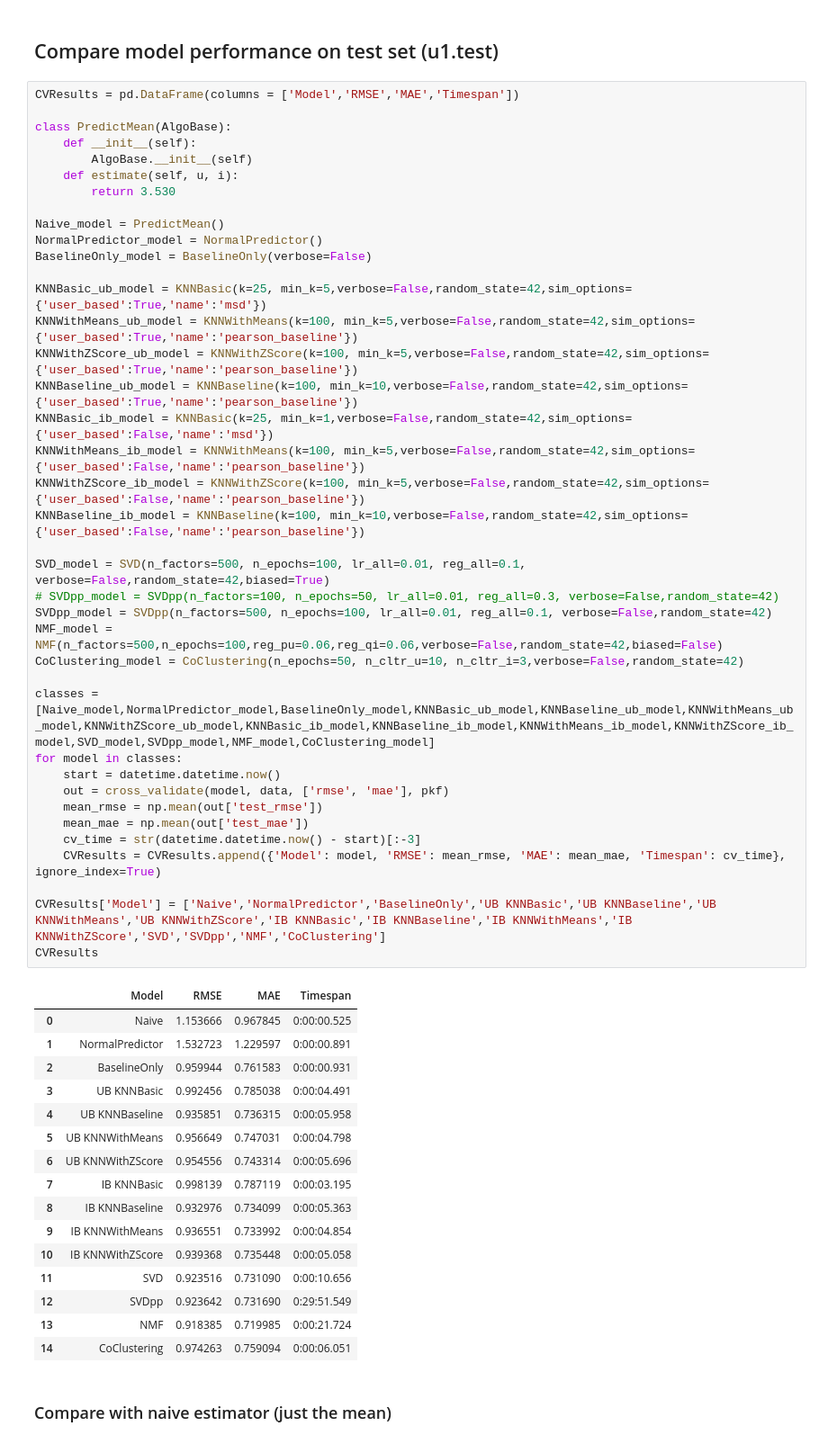
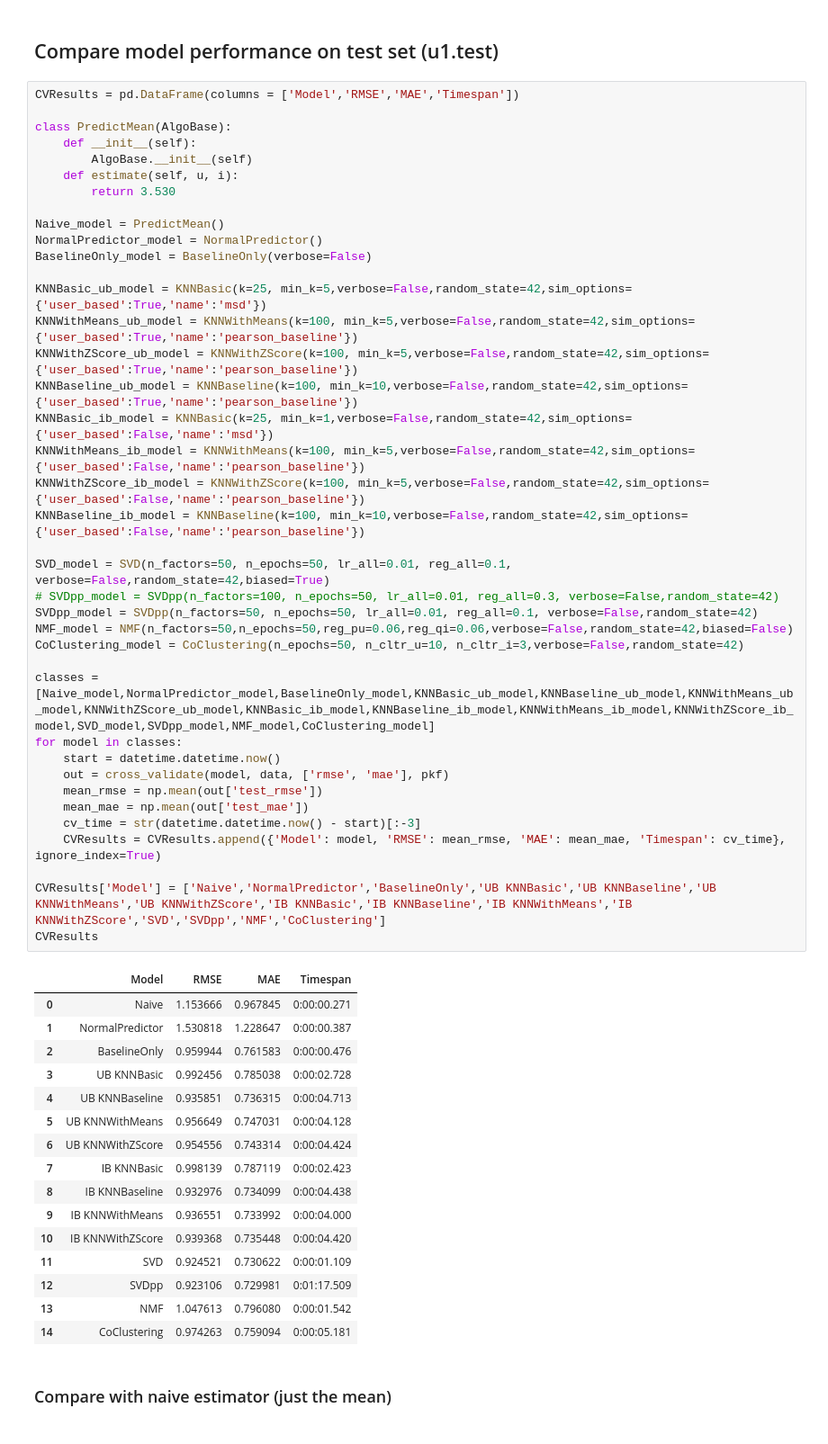
Before and after one commit to YiteWang/STAT542Group10, a Jupyter notebook: final/benchmark.ipynb, the cells around one changed output. Shown at 90% size. Drawn from its saved outputs; the diff is of its cells as text.

Commit message:
Update benchmark with more n_factor tuning

```diff
--- a/final/benchmark.ipynb
+++ b/final/benchmark.ipynb
@@ -232,51 +439,51 @@ class PredictMean(AlgoBase):
 
 Naive_model = PredictMean()
 NormalPredictor_model = NormalPredictor()
 BaselineOnly_model = BaselineOnly(verbose=False)
 
 KNNBasic_ub_model = KNNBasic(k=25, min_k=5,verbose=False,random_state=42,sim_options={'user_based':True,'name':'msd'})
 KNNWithMeans_ub_model = KNNWithMeans(k=100, min_k=5,verbose=False,random_state=42,sim_options={'user_based':True,'name':'pearson_baseline'})
 KNNWithZScore_ub_model = KNNWithZScore(k=100, min_k=5,verbose=False,random_state=42,sim_options={'user_based':True,'name':'pearson_baseline'})
 KNNBaseline_ub_model = KNNBaseline(k=100, min_k=10,verbose=False,random_state=42,sim_options={'user_based':True,'name':'pearson_baseline'})
 KNNBasic_ib_model = KNNBasic(k=25, min_k=1,verbose=False,random_state=42,sim_options={'user_based':False,'name':'msd'})
 KNNWithMeans_ib_model = KNNWithMeans(k=100, min_k=5,verbose=False,random_state=42,sim_options={'user_based':False,'name':'pearson_baseline'})
 KNNWithZScore_ib_model = KNNWithZScore(k=100, min_k=5,verbose=False,random_state=42,sim_options={'user_based':False,'name':'pearson_baseline'})
 KNNBaseline_ib_model = KNNBaseline(k=100, min_k=10,verbose=False,random_state=42,sim_options={'user_based':False,'name':'pearson_baseline'})
 
-SVD_model = SVD(n_factors=500, n_epochs=100, lr_all=0.01, reg_all=0.1, verbose=False,random_state=42,biased=True)
+SVD_model = SVD(n_factors=50, n_epochs=50, lr_all=0.01, reg_all=0.1, verbose=False,random_state=42,biased=True)
 # SVDpp_model = SVDpp(n_factors=100, n_epochs=50, lr_all=0.01, reg_all=0.3, verbose=False,random_state=42)
-SVDpp_model = SVDpp(n_factors=500, n_epochs=100, lr_all=0.01, reg_all=0.1, verbose=False,random_state=42)
-NMF_model = NMF(n_factors=500,n_epochs=100,reg_pu=0.06,reg_qi=0.06,verbose=False,random_state=42,biased=False)
+SVDpp_model = SVDpp(n_factors=50, n_epochs=50, lr_all=0.01, reg_all=0.1, verbose=False,random_state=42)
+NMF_model = NMF(n_factors=50,n_epochs=50,reg_pu=0.06,reg_qi=0.06,verbose=False,random_state=42,biased=False)
 CoClustering_model = CoClustering(n_epochs=50, n_cltr_u=10, n_cltr_i=3,verbose=False,random_state=42)
 
 classes = [Naive_model,NormalPredictor_model,BaselineOnly_model,KNNBasic_ub_model,KNNBaseline_ub_model,KNNWithMeans_ub_model,KNNWithZScore_ub_model,KNNBasic_ib_model,KNNBaseline_ib_model,KNNWithMeans_ib_model,KNNWithZScore_ib_model,SVD_model,SVDpp_model,NMF_model,CoClustering_model]
 for model in classes:
     start = datetime.datetime.now()
     out = cross_validate(model, data, ['rmse', 'mae'], pkf)
     mean_rmse = np.mean(out['test_rmse'])
     mean_mae = np.mean(out['test_mae'])
     cv_time = str(datetime.datetime.now() - start)[:-3]
     CVResults = CVResults.append({'Model': model, 'RMSE': mean_rmse, 'MAE': mean_mae, 'Timespan': cv_time}, ignore_index=True)
 
 CVResults['Model'] = ['Naive','NormalPredictor','BaselineOnly','UB KNNBasic','UB KNNBaseline','UB KNNWithMeans','UB KNNWithZScore','IB KNNBasic','IB KNNBaseline','IB KNNWithMeans','IB KNNWithZScore','SVD','SVDpp','NMF','CoClustering']
 CVResults
 # %% [output]
 |  | Model | RMSE | MAE | Timespan |
-| 0 | Naive | 1.153666 | 0.967845 | 0:00:00.525 |
-| 1 | NormalPredictor | 1.532723 | 1.229597 | 0:00:00.891 |
-| 2 | BaselineOnly | 0.959944 | 0.761583 | 0:00:00.931 |
-| 3 | UB KNNBasic | 0.992456 | 0.785038 | 0:00:04.491 |
-| 4 | UB KNNBaseline | 0.935851 | 0.736315 | 0:00:05.958 |
-| 5 | UB KNNWithMeans | 0.956649 | 0.747031 | 0:00:04.798 |
-| 6 | UB KNNWithZScore | 0.954556 | 0.743314 | 0:00:05.696 |
-| 7 | IB KNNBasic | 0.998139 | 0.787119 | 0:00:03.195 |
-| 8 | IB KNNBaseline | 0.932976 | 0.734099 | 0:00:05.363 |
-| 9 | IB KNNWithMeans | 0.936551 | 0.733992 | 0:00:04.854 |
-| 10 | IB KNNWithZScore | 0.939368 | 0.735448 | 0:00:05.058 |
-| 11 | SVD | 0.923516 | 0.731090 | 0:00:10.656 |
-| 12 | SVDpp | 0.923642 | 0.731690 | 0:29:51.549 |
-| 13 | NMF | 0.918385 | 0.719985 | 0:00:21.724 |
-| 14 | CoClustering | 0.974263 | 0.759094 | 0:00:06.051 |
+| 0 | Naive | 1.153666 | 0.967845 | 0:00:00.271 |
+| 1 | NormalPredictor | 1.530818 | 1.228647 | 0:00:00.387 |
+| 2 | BaselineOnly | 0.959944 | 0.761583 | 0:00:00.476 |
+| 3 | UB KNNBasic | 0.992456 | 0.785038 | 0:00:02.728 |
+| 4 | UB KNNBaseline | 0.935851 | 0.736315 | 0:00:04.713 |
+| 5 | UB KNNWithMeans | 0.956649 | 0.747031 | 0:00:04.128 |
+| 6 | UB KNNWithZScore | 0.954556 | 0.743314 | 0:00:04.424 |
+| 7 | IB KNNBasic | 0.998139 | 0.787119 | 0:00:02.423 |
+| 8 | IB KNNBaseline | 0.932976 | 0.734099 | 0:00:04.438 |
+| 9 | IB KNNWithMeans | 0.936551 | 0.733992 | 0:00:04.000 |
+| 10 | IB KNNWithZScore | 0.939368 | 0.735448 | 0:00:04.420 |
+| 11 | SVD | 0.924521 | 0.730622 | 0:00:01.109 |
+| 12 | SVDpp | 0.923106 | 0.729981 | 0:01:17.509 |
+| 13 | NMF | 1.047613 | 0.796080 | 0:00:01.542 |
+| 14 | CoClustering | 0.974263 | 0.759094 | 0:00:05.181 |
 # %% [markdown]
 ### Compare with naive estimator (just the mean)
 # %%
```
Also changed, not shown: parts of 13 cells of this notebook.
